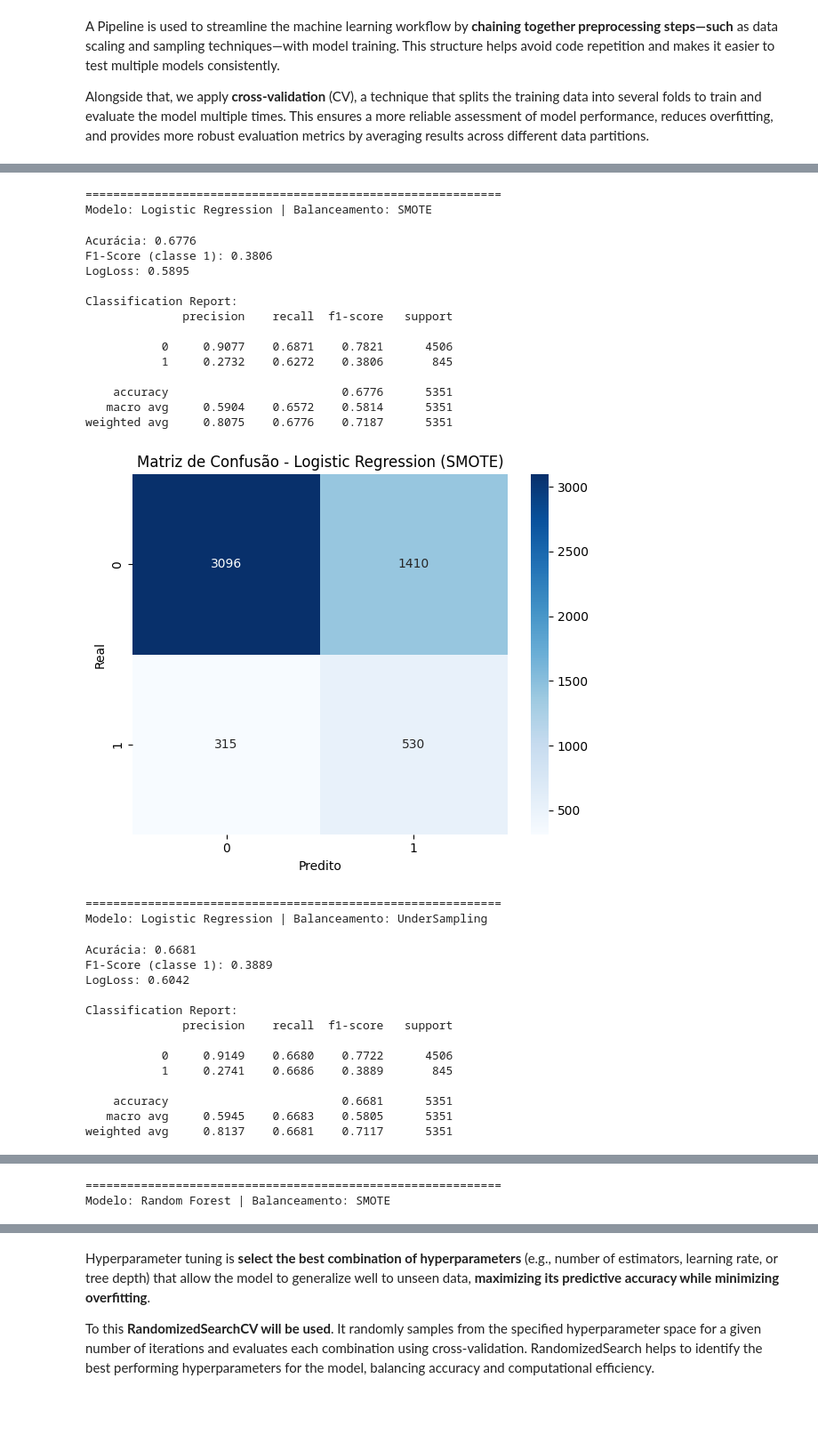
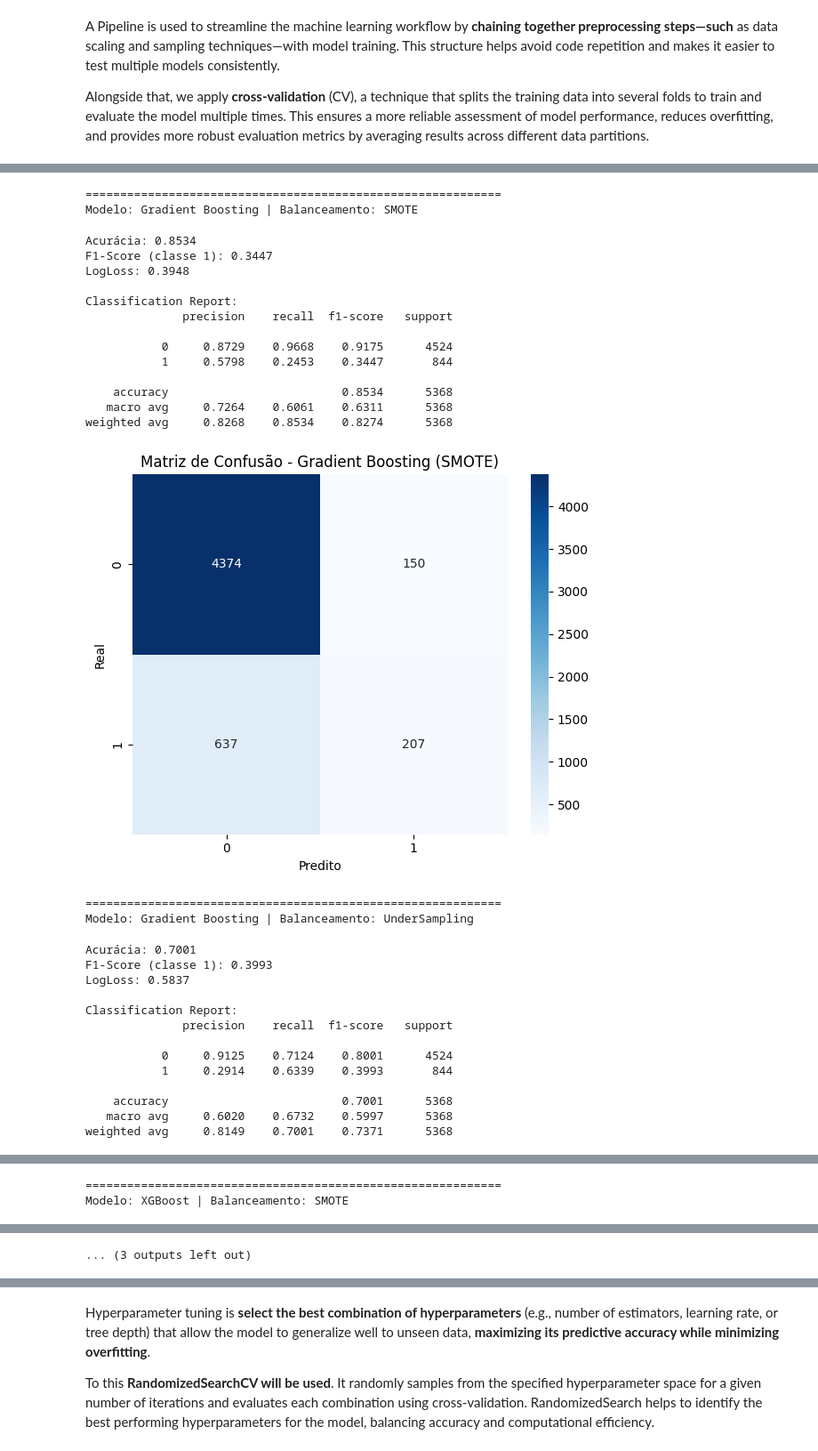
Before and after one commit to gabrielcapela/credit_risk, a Jupyter notebook: notebooks/II_modeling.ipynb, the cells around one changed output, grey strips where cells are left out. Shown at 89% size. Cells and saved outputs as stored; diff of their text form; code cells hidden in the pictures; blank space fills up the shorter version.

```diff
--- a/notebooks/II_modeling.ipynb
+++ b/notebooks/II_modeling.ipynb
@@ -465,6 +415,6 @@ Resumo dos Resultados:
 # %%
 # Selecionar features com importância mínima
-important_features = feature_importance_df[feature_importance_df['Importance'] > 0.005]['Feature']
+important_features = feature_importance_df[feature_importance_df['Importance'] > 0.0001]['Feature']
 X_train_reduced = X_train[important_features]
 X_test_reduced = X_test[important_features]
 # %%
@@ -503,26 +455,23 @@ import xgboost as xgb
 
 # Modelos
 models = {
-    "Logistic Regression": LogisticRegression(max_iter=1000, random_state=42),
-    "Random Forest": RandomForestClassifier(random_state=42),
-    "K-Nearest Neighbors": KNeighborsClassifier(),
+    #"Logistic Regression": LogisticRegression(max_iter=1000, random_state=42),
+    #"Random Forest": RandomForestClassifier(random_state=42),
+    #"K-Nearest Neighbors": KNeighborsClassifier(),
     "Gradient Boosting": GradientBoostingClassifier(random_state=42),
-    "Decision Tree": DecisionTreeClassifier(random_state=42),
-    "Naive Bayes": GaussianNB(),
+    #"Decision Tree": DecisionTreeClassifier(random_state=42),
+    #"Naive Bayes": GaussianNB(),
     "XGBoost": xgb.XGBClassifier(use_label_encoder=False, eval_metric='logloss', random_state=42)
 }
 
 # Variáveis numéricas para padronização
-num_features = [
-    'score_3', 'score_4', 'score_5', 'score_6', 'risk_rate', 'income',
-    'n_bankruptcies', 'n_defaulted_loans', 'n_accounts', 'application_time_in_funnel',
-    'external_data_provider_credit_checks_last_month',
-    'external_data_provider_email_seen_before', 'external_data_provider_fraud_score',
-    'reported_income'
-]
+num_features = ['score_3', 'score_4', 'score_5', 'score_6', 'risk_rate', 'last_amount_borrowed', 'last_borrowed_in_months',
+        'credit_limit', 'income', 'ok_since', 'n_bankruptcies', 'n_defaulted_loans', 'n_accounts', 'n_issues',
+        'application_time_in_funnel', 'external_data_provider_credit_checks_last_month', 'external_data_provider_credit_checks_last_year',
+        'external_data_provider_email_seen_before', 'external_data_provider_fraud_score', 'reported_income']
 
 
-num_features = [col for col in num_features if col in X_train_split.columns]
+num_features = [col for col in num_features if col in X_train_reduced.columns]
 
 # Separar treino/teste
 X_train_split, X_val, y_train_split, y_val = train_test_split(X_train_reduced, y_train, stratify=y_train, test_size=0.2, random_state=42)
@@ -584,55 +533,55 @@ for name, model in models.items():
         print(f"Acurácia: {acc:.4f}")
         print(f"F1-Score (classe 1): {f1:.4f}")
         print(f"LogLoss: {logloss:.4f}")
         print("\nClassification Report:")
         print(classification_report(y_val, y_pred, digits=4))
 
         # Calcular a matriz de confusão
         cm = confusion_matrix(y_val, y_pred)
 
         # Matriz de confusão (gráfico)
         # Plotar a matriz de confusão com seaborn
         plt.figure(figsize=(6, 5))
         sns.heatmap(cm, annot=True, fmt='d', cmap='Blues', xticklabels=["0", "1"], yticklabels=["0", "1"])
         plt.title(f"Matriz de Confusão - {name} ({method_name})")
         plt.xlabel('Predito')
         plt.ylabel('Real')
         plt.tight_layout()
         plt.show()
 
 # Resultados finais
 results_df = pd.DataFrame(results)
 print("\nResumo dos Resultados:")
 print(results_df.sort_values(by="LogLoss", ascending=False).reset_index(drop=True))
 # %% [output]
 ============================================================
-Modelo: Logistic Regression | Balanceamento: SMOTE
+Modelo: Gradient Boosting | Balanceamento: SMOTE
-Acurácia: 0.6776
-F1-Score (classe 1): 0.3806
-LogLoss: 0.5895
+Acurácia: 0.8534
+F1-Score (classe 1): 0.3447
+LogLoss: 0.3948
 
 Classification Report:
               precision    recall  f1-score   support
 
-           0     0.9077    0.6871    0.7821      4506
-           1     0.2732    0.6272    0.3806       845
+           0     0.8729    0.9668    0.9175      4524
+           1     0.5798    0.2453    0.3447       844
 
-    accuracy                         0.6776      5351
-   macro avg     0.5904    0.6572    0.5814      5351
-weighted avg     0.8075    0.6776    0.7187      5351
+    accuracy                         0.8534      5368
+   macro avg     0.7264    0.6061    0.6311      5368
+weighted avg     0.8268    0.8534    0.8274      5368
-[figure, old version]
+[figure, new version]
 ============================================================
-Modelo: Logistic Regression | Balanceamento: UnderSampling
+Modelo: Gradient Boosting | Balanceamento: UnderSampling
-Acurácia: 0.6681
-F1-Score (classe 1): 0.3889
-LogLoss: 0.6042
+Acurácia: 0.7001
+F1-Score (classe 1): 0.3993
+LogLoss: 0.5837
 
 Classification Report:
               precision    recall  f1-score   support
 
-           0     0.9149    0.6680    0.7722      4506
-           1     0.2741    0.6686    0.3889       845
+           0     0.9125    0.7124    0.8001      4524
+           1     0.2914    0.6339    0.3993       844
 
-    accuracy                         0.6681      5351
-   macro avg     0.5945    0.6683    0.5805      5351
-weighted avg     0.8137    0.6681    0.7117      5351
+    accuracy                         0.7001      5368
+   macro avg     0.6020    0.6732    0.5997      5368
+weighted avg     0.8149    0.7001    0.7371      5368
@@ -640,2 +589,2 @@ weighted avg     0.8137    0.6681    0.7117      5351
 ============================================================
-Modelo: Random Forest | Balanceamento: SMOTE
+Modelo: XGBoost | Balanceamento: SMOTE
@@ -672,0 +613 @@ weighted avg     0.8069    0.6599    0.7045      5351
+... (3 outputs left out)
```
Also changed, not shown: parts of 24 cells of this notebook, 2 other files.
